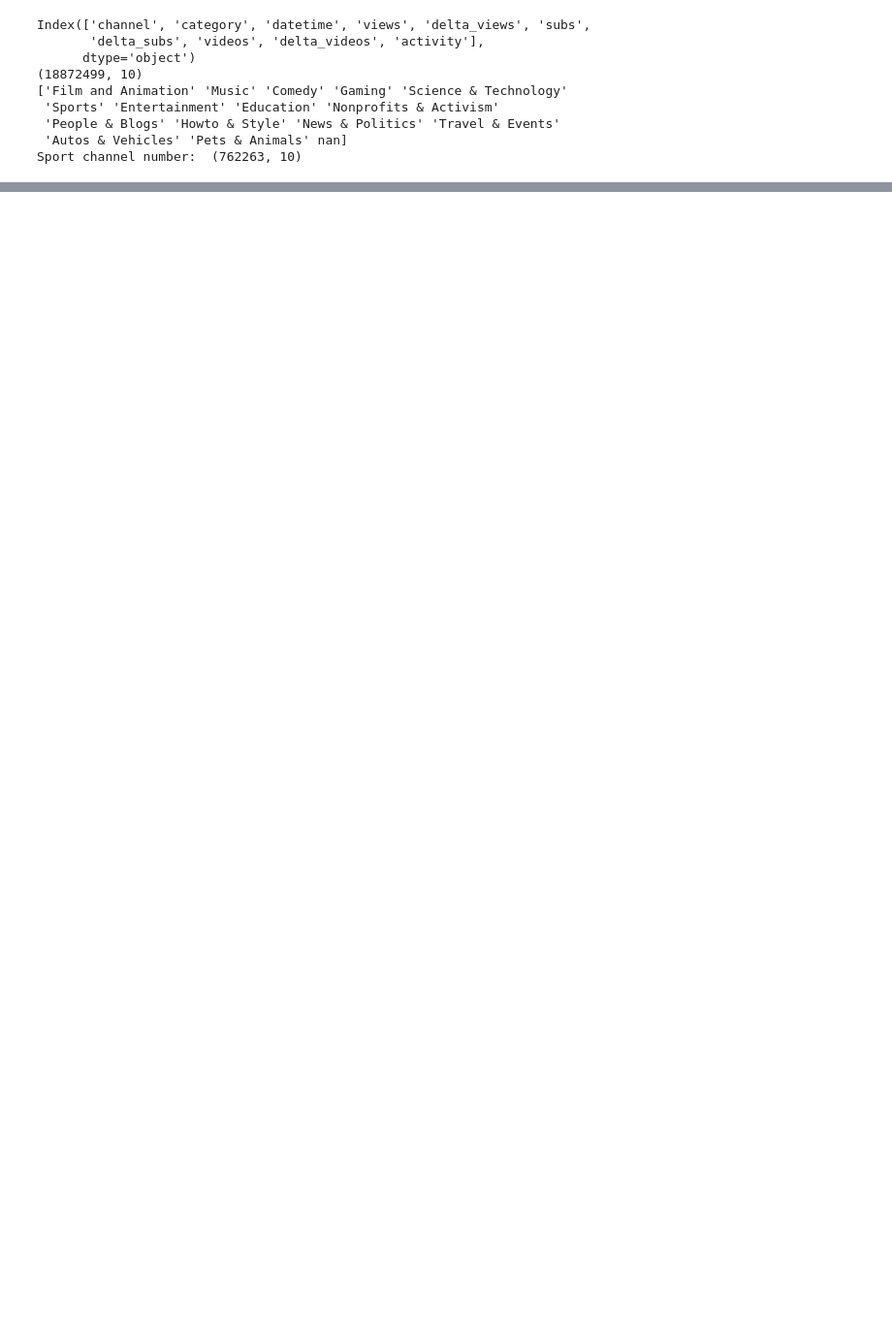
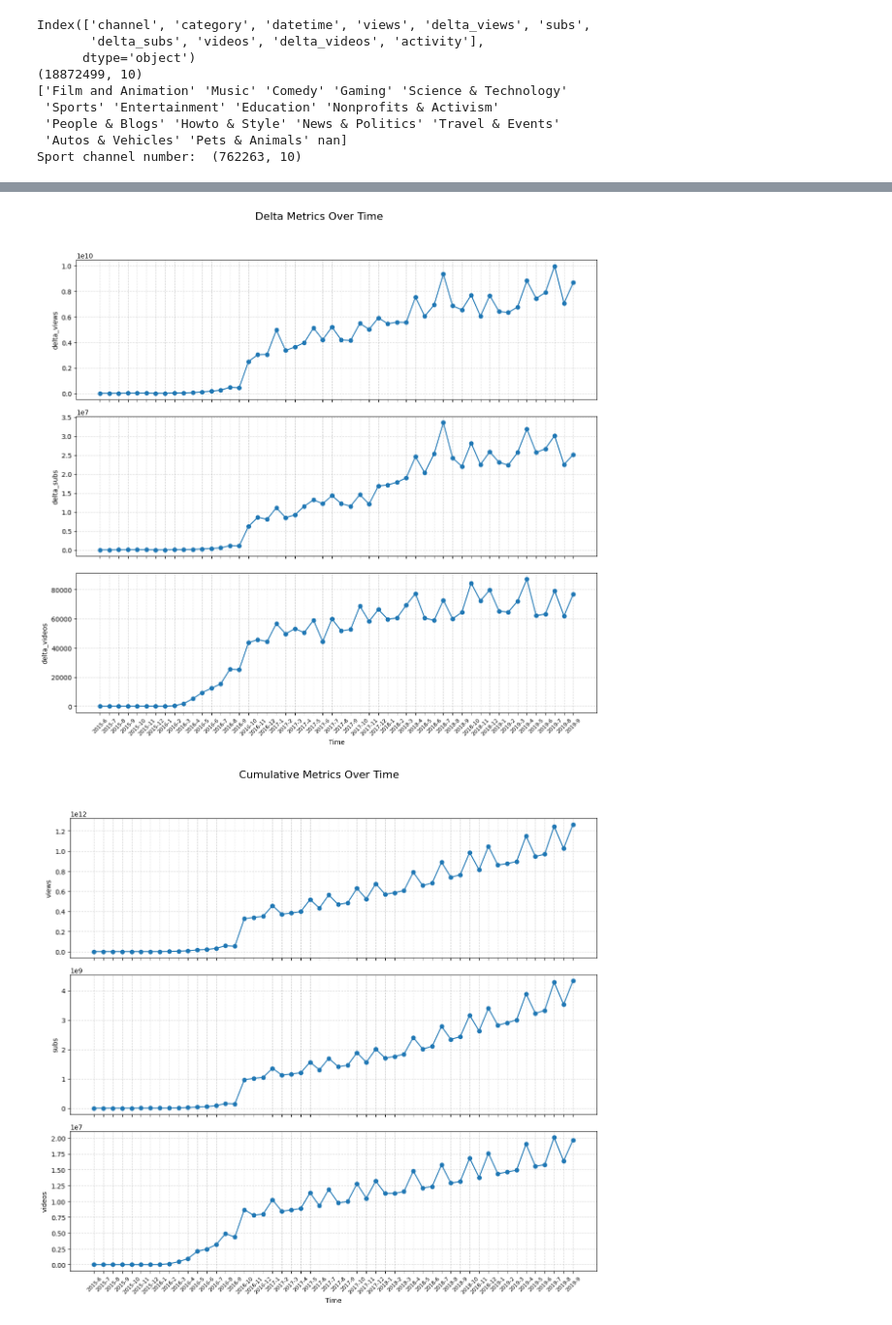
Before and after one commit to epfl-ada/ada-2024-project-robodatapioneers2024, a Jupyter notebook: init_analysis.ipynb, the cells around one changed output, grey strips where cells are left out. Shown: that part at 97% size. Saved outputs shown, nothing was run; the diff lists cells and outputs as text; code cells hidden in the pictures; blank space fills up the shorter version.

Commit message:
cumulative and delta plots on timeseries dataset added

```diff
--- a/init_analysis.ipynb
+++ b/init_analysis.ipynb
@@ -109,0 +114,40 @@ plt.show()
+# %%
+def plot_columns(df, columns, title):
+    num_cols = len(columns)
+
+    # Create subplots with shared x-axis and increased figure size
+    fig, axs = plt.subplots(num_cols, 1, figsize=(12, 4 * num_cols), sharex=True)
+
+    if num_cols == 1:
+        axs = [axs]
+
+    for i, column in enumerate(columns):
+        df_grouped = df.groupby(['year', 'month'])[column].sum().reset_index()
+        time_str = df_grouped['year'].astype(str) + '-' + df_grouped['month'].astype(str)
+
+        # Plot the data
+        axs[i].plot(time_str, df_grouped[column], marker='o', linestyle='-')
+        axs[i].set_ylabel(column)
+
+        axs[i].grid(True, linestyle='--', alpha=0.5)
+
+        if i < num_cols - 1:
+            axs[i].tick_params(labelbottom=False)  # Hide x-axis labels
+        else:
+            axs[i].set_xlabel('Time')
+            axs[i].tick_params(axis='x', labelsize=8, rotation=45)
+
+    plt.tight_layout()
+
+    fig.suptitle(title, fontsize=16)
+    plt.tight_layout(rect=[0, 0.03, 1, 0.95])
+
+    plt.show()
+
+columns = ['delta_views', 'delta_subs', 'delta_videos']
+plot_columns(df_timeseries_sports, columns, 'Delta Metrics Over Time')
+columns = ['views', 'subs', 'videos']
+plot_columns(df_timeseries_sports, columns, 'Cumulative Metrics Over Time')
+# %% [output]
+[figure, added]
+[figure, added]
```
Also changed, not shown: parts of 7 cells of this notebook.
